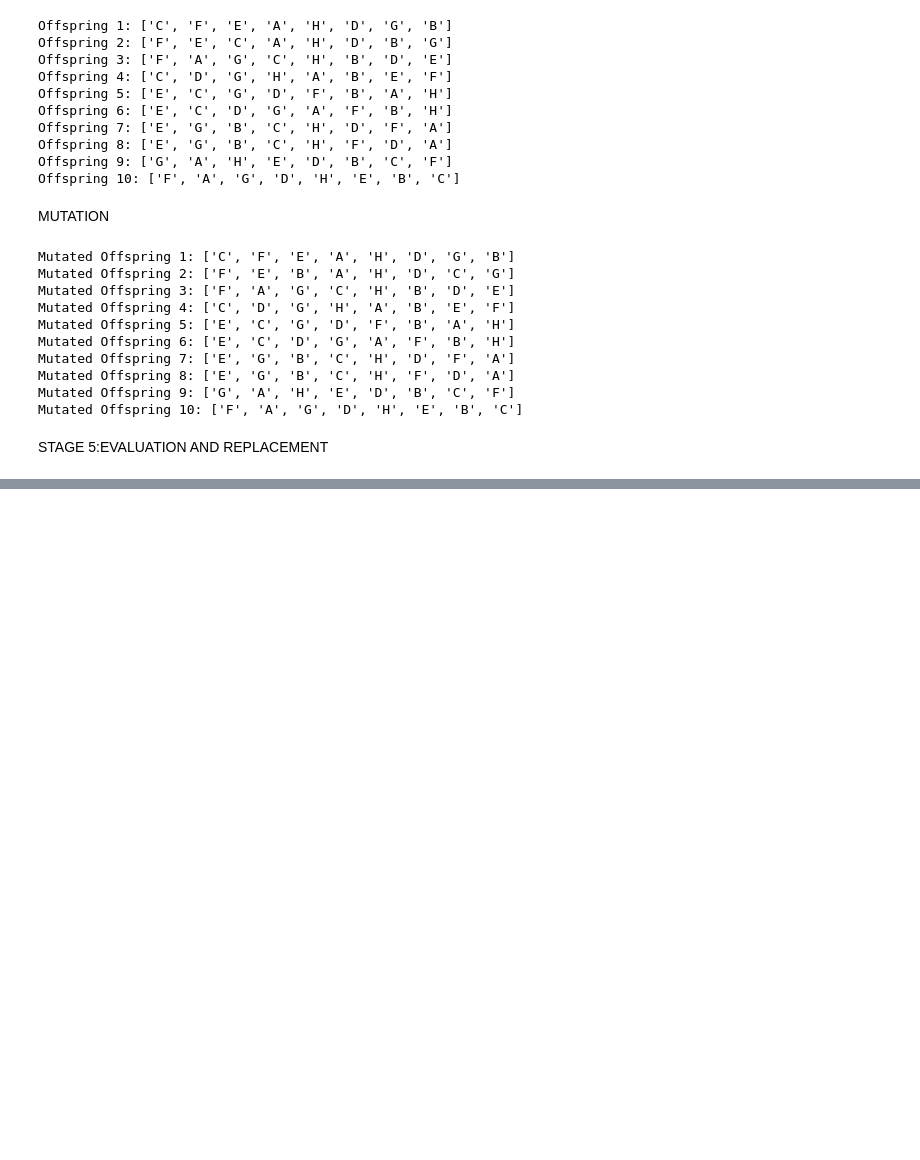
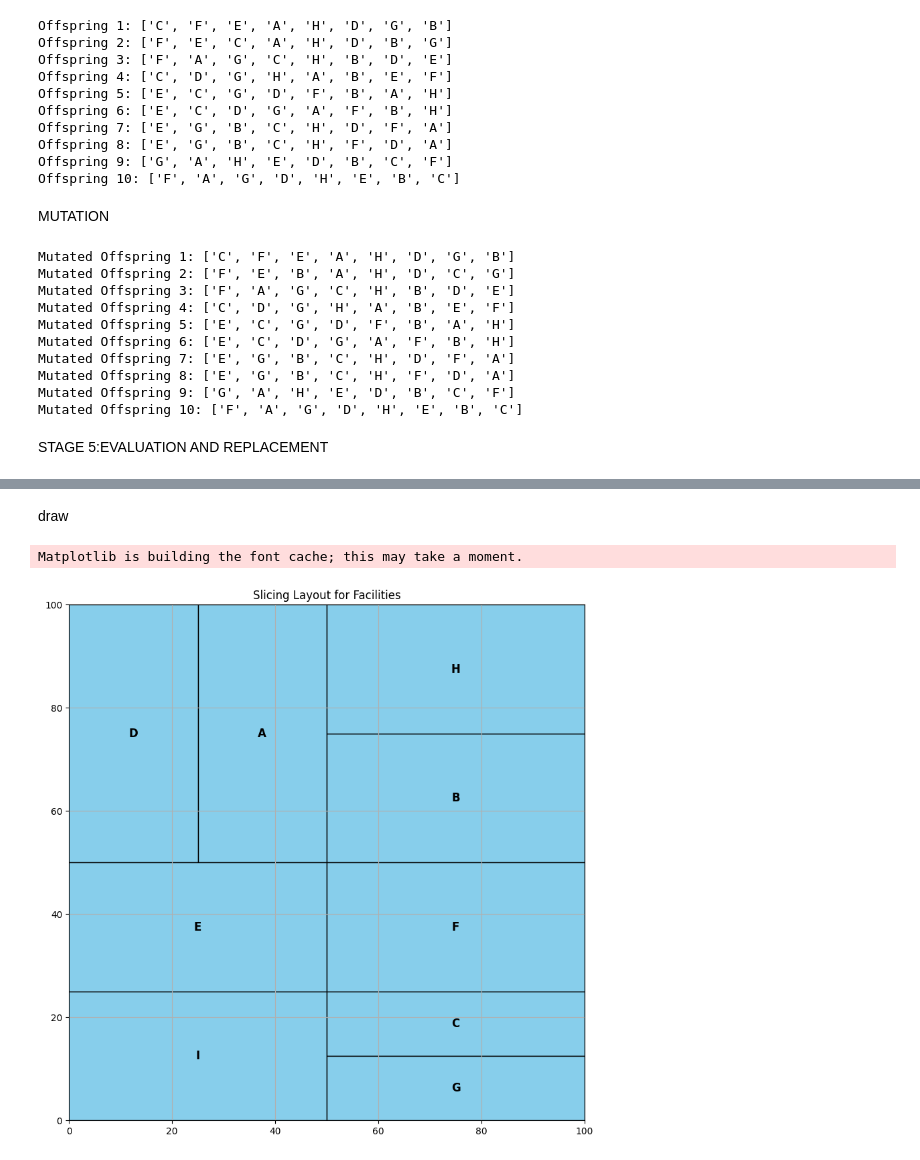
Before and after one commit to Belie91/Layout-Optimization, a Jupyter notebook: JUPITER FYP.ipynb, the cells around one changed output, grey strips where cells are left out. Cells and saved outputs as stored; diff of their text form; code cells hidden in the pictures; blank space fills up the shorter version.

Commit message:
draw,figure and jupiter

```diff
--- a/JUPITER FYP.ipynb
+++ b/JUPITER FYP.ipynb
@@ -316,0 +351,52 @@ STAGE 5:EVALUATION AND REPLACEMENT
+# %% [markdown]
+draw
+# %%
+import matplotlib.pyplot as plt
+import matplotlib.patches as patches
+
+# Facility and slicing input
+facilities = ['D', 'A', 'H', 'B', 'E', 'F', 'I', 'C', 'G']
+slicing_directions = ['H', 'V', 'V', 'H', 'H', 'V', 'V', 'H']  # 8 cuts for 9 facilities
+
+layout_width = 100
+layout_height = 100
+
+def recursive_slicing(x, y, width, height, facilities, cuts, cut_index=0):
+    if len(facilities) == 1:
+        return [(facilities[0], (x, y, width, height))]
+
+    cut = cuts[cut_index]
+    mid = len(facilities) // 2
+    left = facilities[:mid]
+    right = facilities[mid:]
+
+    result = []
+    if cut == 'H':
+        h1 = height / 2
+        result += recursive_slicing(x, y + h1, width, h1, left, cuts, cut_index + 1)
+        result += recursive_slicing(x, y, width, h1, right, cuts, cut_index + 1 + len(left) - 1)
+    else:  # 'V'
+        w1 = width / 2
+        result += recursive_slicing(x, y, w1, height, left, cuts, cut_index + 1)
+        result += recursive_slicing(x + w1, y, w1, height, right, cuts, cut_index + 1 + len(left) - 1)
+
+    return result
+
+# Generate positions
+facility_positions = recursive_slicing(0, 0, layout_width, layout_height, facilities, slicing_directions)
+
+# Plot
+fig, ax = plt.subplots(figsize=(10, 10))
+for name, (x, y, w, h) in facility_positions:
+    ax.add_patch(patches.Rectangle((x, y), w, h, edgecolor='black', facecolor='skyblue'))
+    ax.text(x + w / 2, y + h / 2, name, ha='center', va='center', fontsize=12, weight='bold')
+
+ax.set_xlim(0, layout_width)
+ax.set_ylim(0, layout_height)
+ax.set_title("Slicing Layout for Facilities")
+ax.set_aspect('equal')
+plt.grid(True)
+plt.show()
+# %% [output]
+Matplotlib is building the font cache; this may take a moment.
+[figure, added]
```
Also changed, not shown: parts of 4 cells of this notebook, 2 other files.
